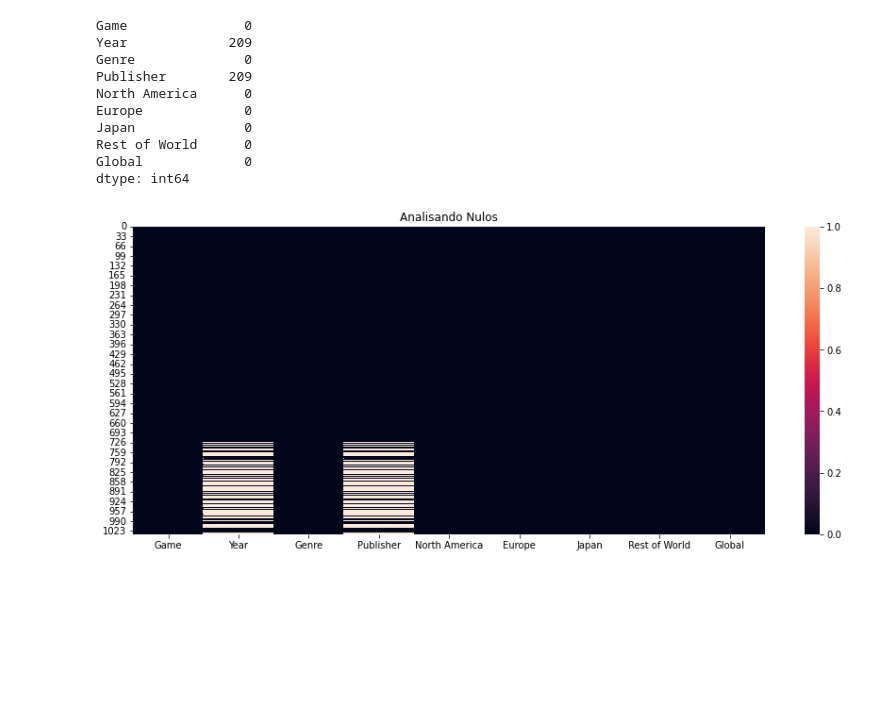
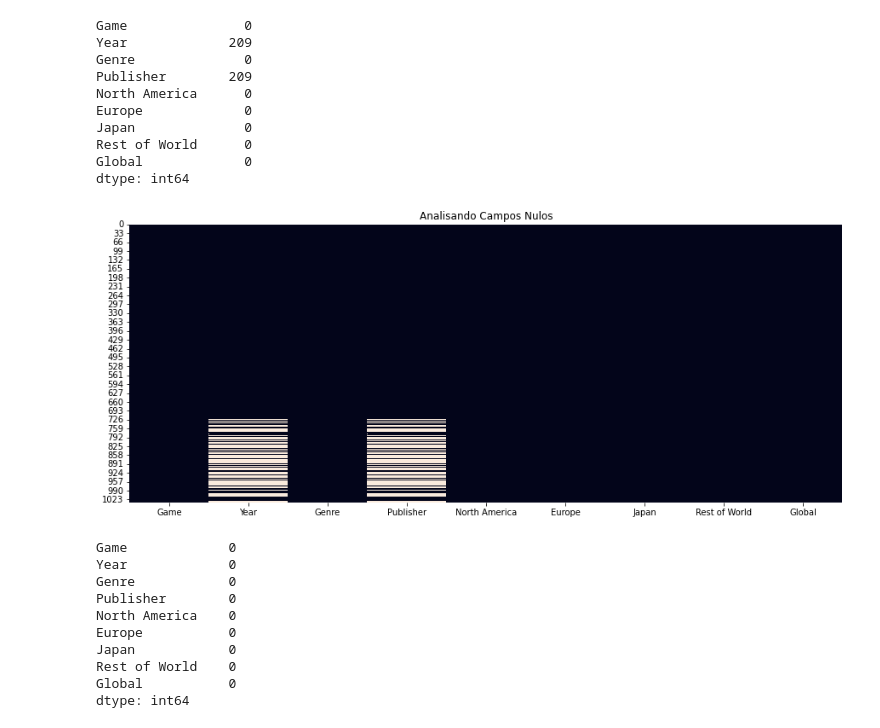
Before and after one commit to JardelSilva-86/Python-para-An-lise-de-Dados, a Jupyter notebook: Projeto_4_Mercado_de_Games.ipynb, the cells around one changed output. Drawn from its saved outputs; the diff is of its cells as text; code cells hidden in the pictures; blank space fills up the shorter version.

```diff
--- a/Projeto_4_Mercado_de_Games.ipynb
+++ b/Projeto_4_Mercado_de_Games.ipynb
@@ -89,7 +89,23 @@ dtype: int64
 # %%
 # Campos nulos de forma gráfica
 plt.figure( figsize=(15,6) )
-plt.title( 'Analisando Nulos' )
-sns.heatmap( dados.isnull() );
+plt.title( 'Analisando Campos Nulos' )
+sns.heatmap( dados.isnull(), cbar=False );
 # %% [output]
-[figure, old version]
+[figure, new version]
+# %%
+# Retirando os campos nulos
+dados.dropna( inplace=True )
+
+dados.isnull().sum()
+# %% [output]
+Game             0
+Year             0
+Genre            0
+Publisher        0
+North America    0
+Europe           0
+Japan            0
+Rest of World    0
+Global           0
+dtype: int64
```
Also changed, not shown: parts of 3 cells of this notebook.
